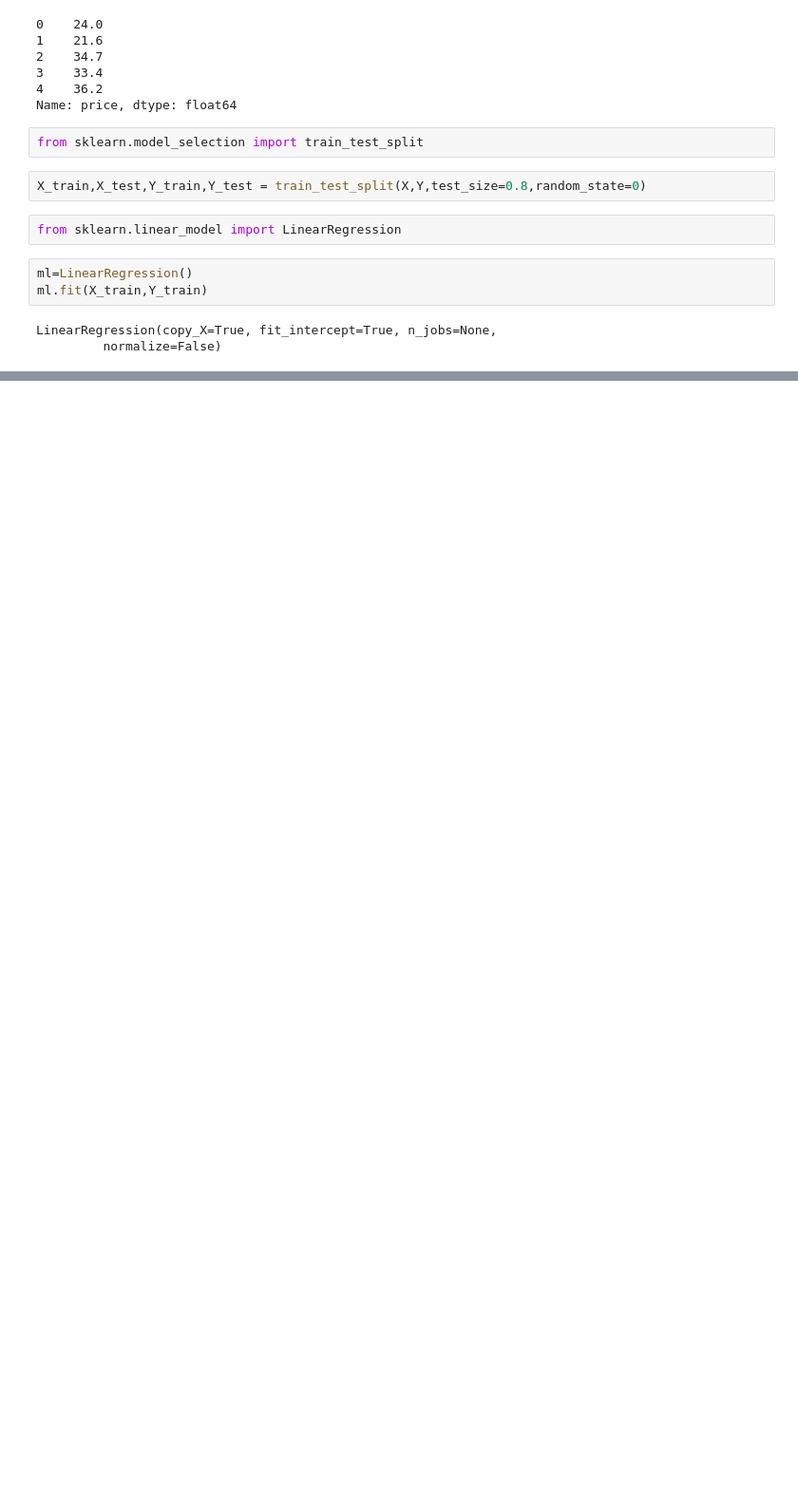
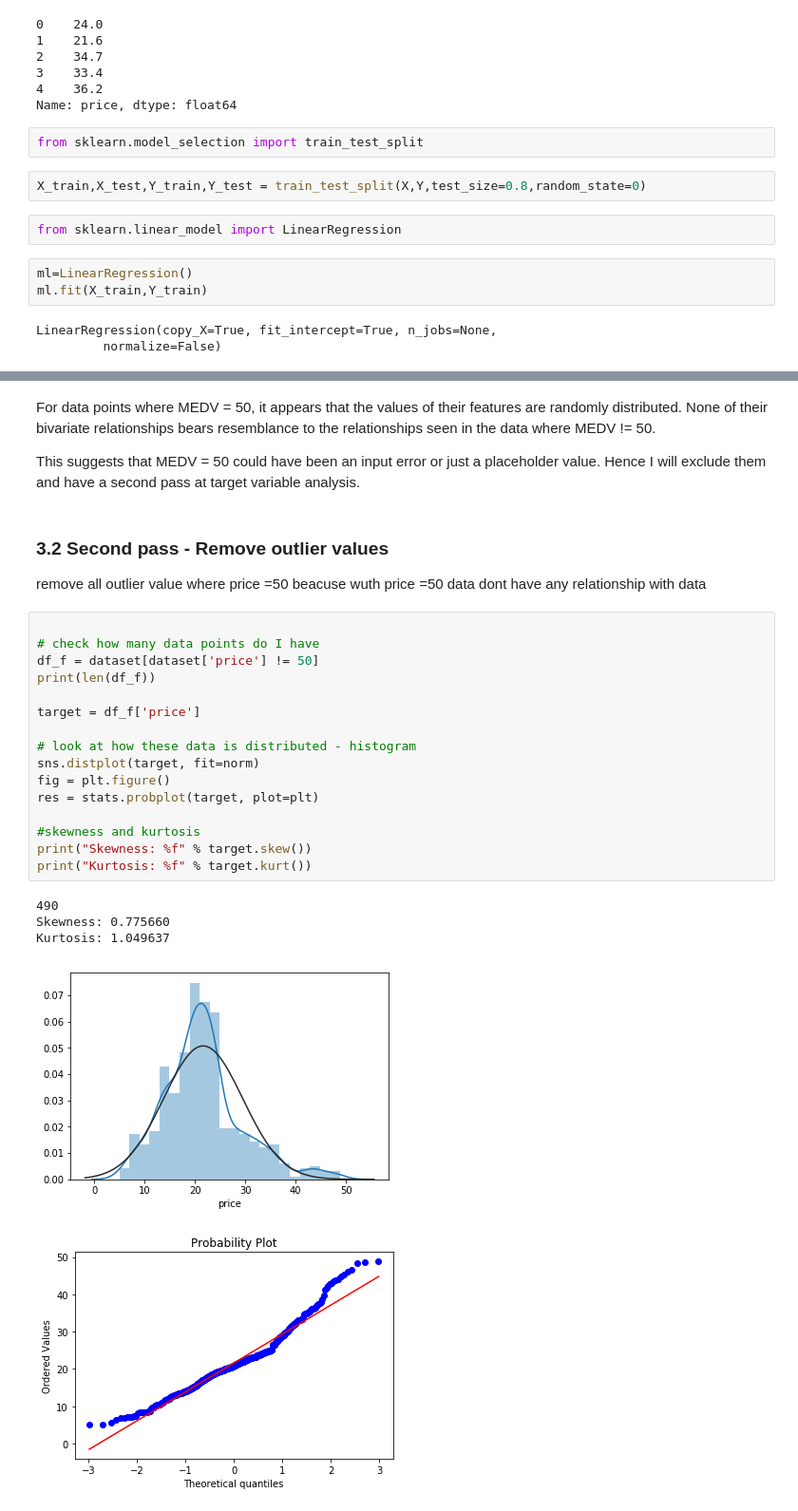
Before and after one commit to shiv78/boston_house_prediction, a Jupyter notebook: Boston_Home_Prices_Prediction.ipynb, the cells around one changed output, grey strips where cells are left out. Shown: that part at 95% size. Drawn from its saved outputs; the diff is of its cells as text; blank space fills up the shorter version.

```diff
--- a/Boston_Home_Prices_Prediction.ipynb
+++ b/Boston_Home_Prices_Prediction.ipynb
@@ -128,0 +200,29 @@ print(mse)
+# %% [markdown]
+For data points where MEDV = 50, it appears that the values of their features are randomly distributed. None of their bivariate relationships bears resemblance to the relationships seen in the data where MEDV != 50.
+
+This suggests that MEDV = 50 could have been an input error or just a placeholder value. Hence I will exclude them and have a second pass at target variable analysis.
+# %% [markdown]
+### 3.2 Second pass - Remove outlier values
+remove all outlier value where price =50 beacuse wuth price =50 data dont have any relationship with data
+# %%
+
+# check how many data points do I have
+df_f = dataset[dataset['price'] != 50]
+print(len(df_f))
+
+target = df_f['price']
+
+# look at how these data is distributed - histogram
+sns.distplot(target, fit=norm)
+fig = plt.figure()
+res = stats.probplot(target, plot=plt)
+
+#skewness and kurtosis
+print("Skewness: %f" % target.skew())
+print("Kurtosis: %f" % target.kurt())
+# %% [output]
+490
+Skewness: 0.775660
+Kurtosis: 1.049637
+[figure, added]
+[figure, added]
```
Also changed, not shown: parts of 21 cells of this notebook.
